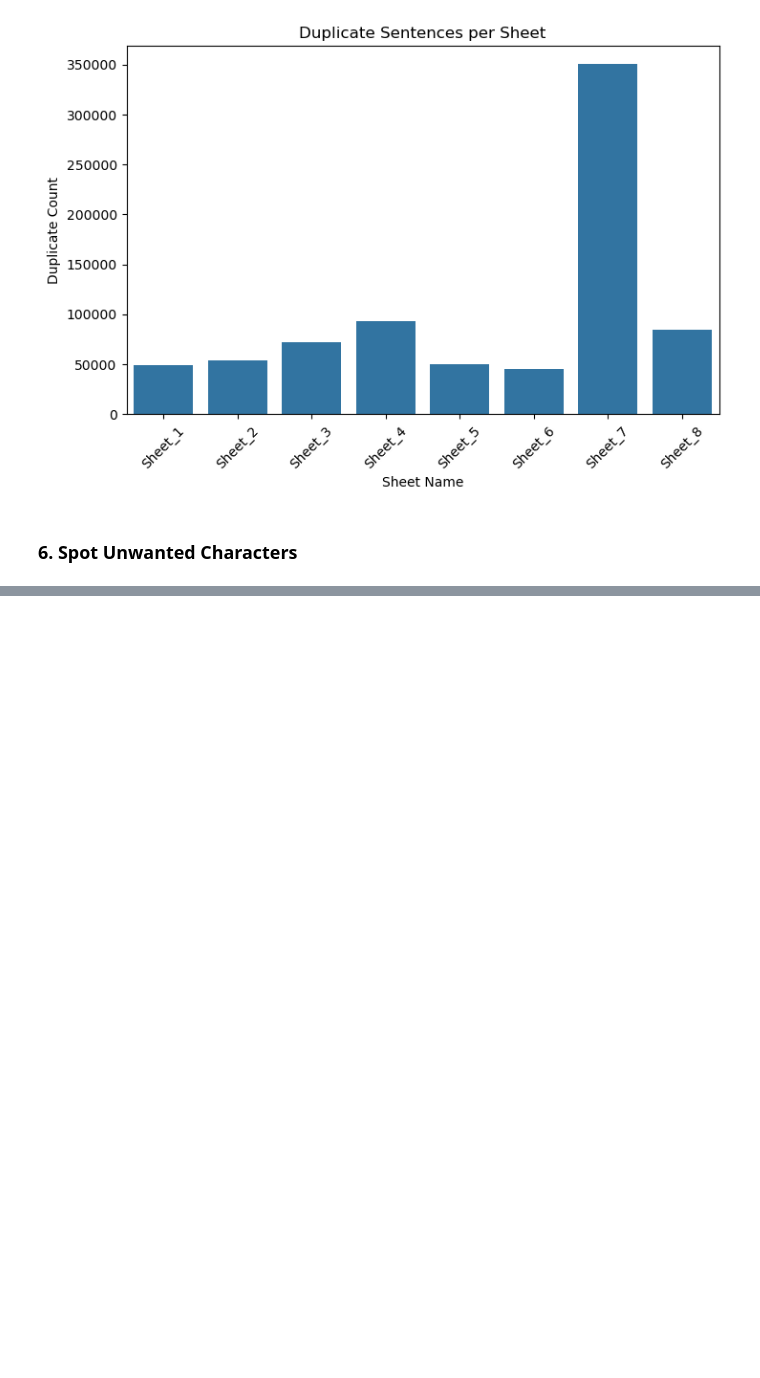
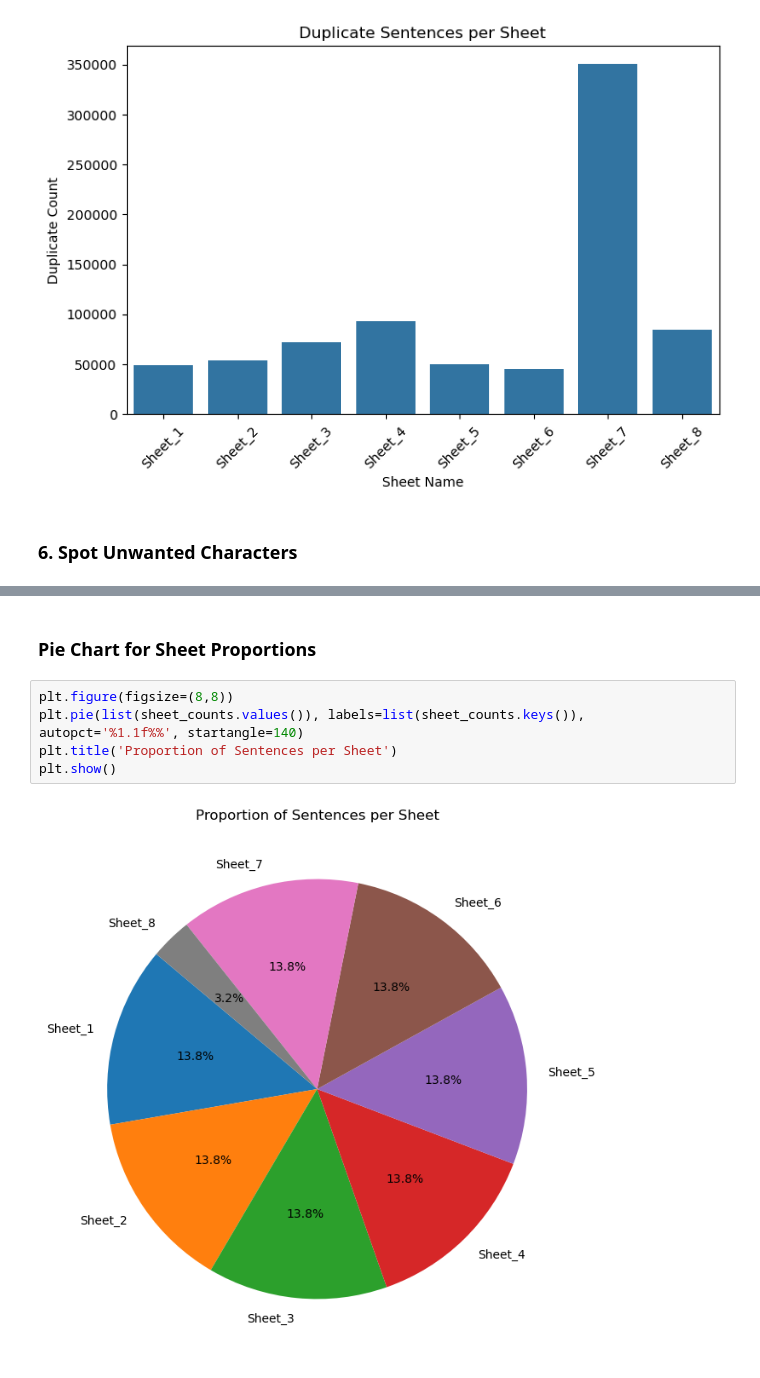
Before and after one commit to maftuna2408/TTS_Uzbek, a Jupyter notebook: notebooks/data_analysis.ipynb, the cells around one changed output, grey strips where cells are left out. Drawn from its saved outputs; the diff is of its cells as text; blank space fills up the shorter version.

```diff
--- a/notebooks/data_analysis.ipynb
+++ b/notebooks/data_analysis.ipynb
@@ -175,0 +213,9 @@ Unusual chars in: Ma’muriyat davolash-sog‘lomlashtirish tadbirlarini kasaba
+# %% [markdown]
+### Pie Chart for Sheet Proportions
+# %%
+plt.figure(figsize=(8,8))
+plt.pie(list(sheet_counts.values()), labels=list(sheet_counts.keys()), autopct='%1.1f%%', startangle=140)
+plt.title('Proportion of Sentences per Sheet')
+plt.show()
+# %% [output]
+[figure, added]
```
Also changed, not shown: parts of 5 cells of this notebook.
